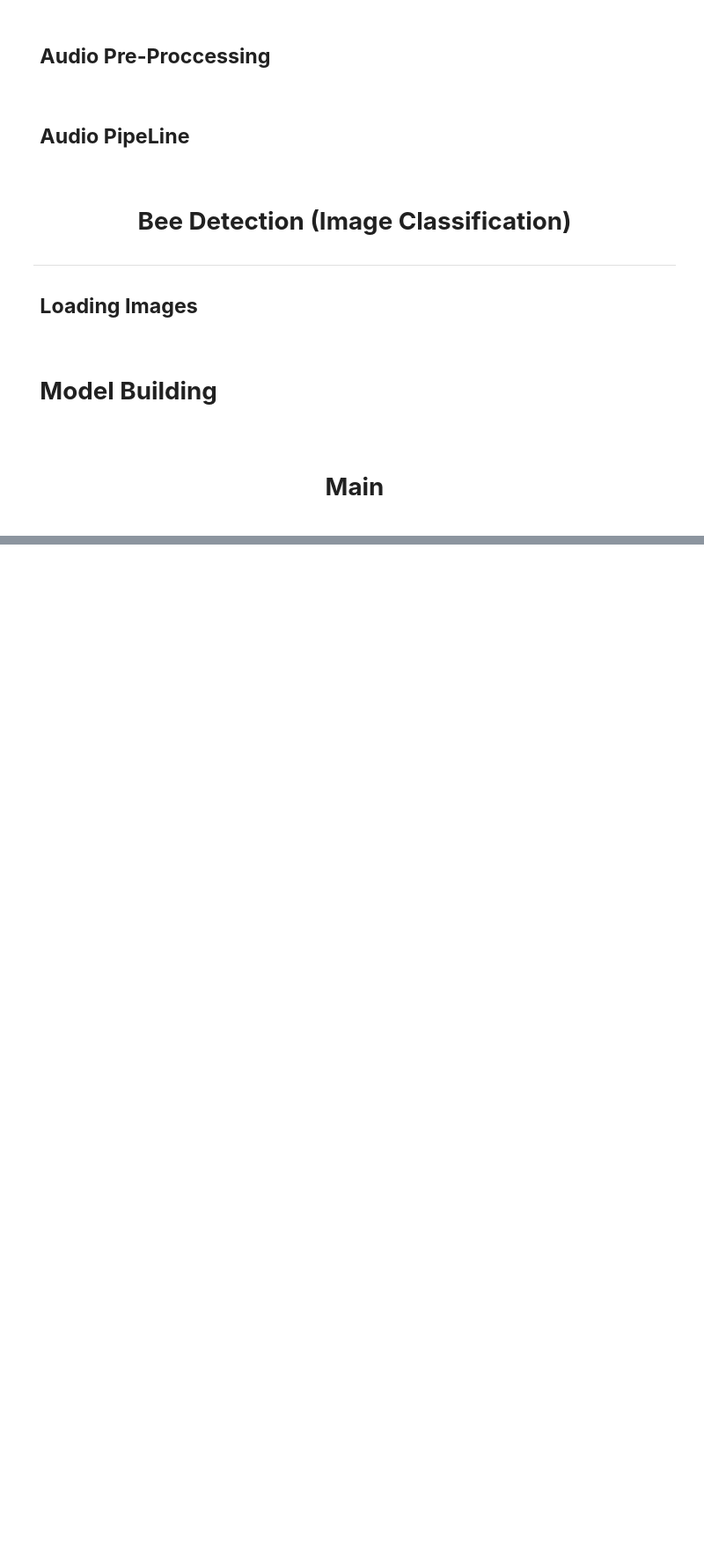
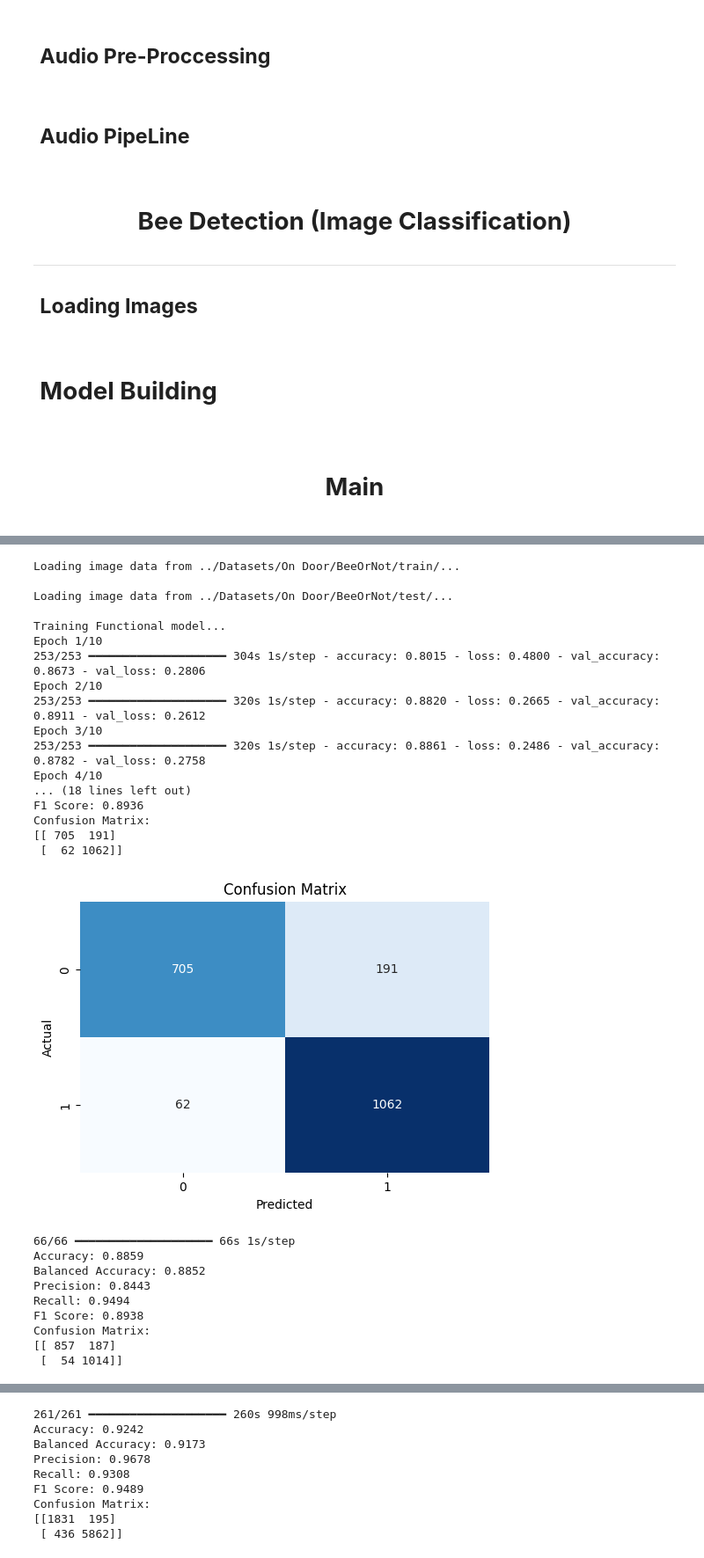
Before and after one commit to Quick-AI-for-ORG/Mele-RIMBA, a Jupyter notebook: Classifiers/Bees, Wasps or Others.ipynb, the cells around one changed output, grey strips where cells are left out. Shown at 88% size. Saved outputs shown, nothing was run; the diff lists cells and outputs as text; code cells hidden in the pictures; blank space fills up the shorter version.

Commit message:
all models are running

```diff
--- a/Classifiers/Bees, Wasps or Others.ipynb
+++ b/Classifiers/Bees, Wasps or Others.ipynb
@@ -152,9 +153,9 @@ def audioPipeline():
 <hr>
 <h2 style="font-family:'Georgia'; font-weight:bold;padding:1%">Loading Images</h2>
 # %%
-def loadImages(index, sub='/train'):
+def loadImages(index, sub, positive):
     print(f"\nLoading image data from {DATASET_PATH + datasets[index] + sub}...")
-    PATH = DATASET_PATH + datasets[1] + sub
+    PATH = DATASET_PATH + datasets[index] + sub
     subDirs = [d for d in os.listdir(PATH) if os.path.isdir(os.path.join(PATH, d))]
     targets = []
     images = []
@@ -169,13 +170,12 @@ def loadImages(index, sub='/train'):
                 img = cv2.resize(img, IMAGE_SIZE)
                 targets.append(target)
                 images.append(img)
-
-    targets = np.array([1 if target == 'Bee' else 0 for target in targets])
+    targets = np.array([1 if target == positive else 0 for target in targets])
     return np.array(images), np.array(targets)
 # %%
-def extractImages(index):
-    xTrain, yTrain = loadImages(index, '/train/')
-    xTest, yTest = loadImages(index, '/test/')
+def extractImages(index, positive):
+    xTrain, yTrain = loadImages(index, '/train/', positive)
+    xTest, yTest = loadImages(index, '/test/', positive)
     xTrain, xVal, yTrain, yVal = train_test_split(xTrain, yTrain, test_size=0.2, random_state=42)
 
     return xTrain, yTrain, xVal, yVal, xTest, yTest
@@ -197,7 +197,7 @@ def buildForBuzz(shape, modelType):
 
         return model
 # %%
-def buildForBees():
+def buildForInsects():
     model = Sequential()
     resnet = tf.keras.applications.ResNet50(weights='imagenet', include_top=False,
         input_shape=(IMAGE_SIZE[0], IMAGE_SIZE[1], 3),pooling='avg')
@@ -240,9 +325,8 @@ compareAudioModels()
 # %%
-def classifyBees():
-    xTrain, yTrain, xVal, yVal, xTest, yTest = extractImages(1)
-    model = buildForBees();
+def classifyInsects(index=1, positive="Bee"):
+    xTrain, yTrain, xVal, yVal, xTest, yTest = extractImages(index, positive)
+    model = buildForInsects();
     model = train(model, xTrain, yTrain, xVal, yVal)
     test(model, xTest, yTest)
-
-# classifyBees()
+    return model, xTest, yTest
 # %%
@@ -261,0 +350,41 @@ for i in range(0, 20):
+# %%
+numSamples = 10
+tester = []
+
+beeOrNot, images, labels = classifyInsects(1, "Bee")
+sample = random.sample(range(len(images)), numSamples)
+for index in sample:
+    tester.append((images[index], labels[index]))
+
+waspOrNot, images, labels = classifyInsects(2, "Wasp")
+sample = random.sample(range(len(images)), numSamples)
+for index in sample:
+    tester.append((images[index], labels[index]))
+# %% [output]
+Loading image data from ../Datasets/On Door/BeeOrNot/train/...
+
+Loading image data from ../Datasets/On Door/BeeOrNot/test/...
+
+Training Functional model...
+Epoch 1/10
+253/253 ━━━━━━━━━━━━━━━━━━━━ 304s 1s/step - accuracy: 0.8015 - loss: 0.4800 - val_accuracy: 0.8673 - val_loss: 0.2806
+Epoch 2/10
+253/253 ━━━━━━━━━━━━━━━━━━━━ 320s 1s/step - accuracy: 0.8820 - loss: 0.2665 - val_accuracy: 0.8911 - val_loss: 0.2612
+Epoch 3/10
+253/253 ━━━━━━━━━━━━━━━━━━━━ 320s 1s/step - accuracy: 0.8861 - loss: 0.2486 - val_accuracy: 0.8782 - val_loss: 0.2758
+Epoch 4/10
+... (18 lines left out)
+F1 Score: 0.8936
+Confusion Matrix:
+[[ 705  191]
+ [  62 1062]]
+[figure, added]
+66/66 ━━━━━━━━━━━━━━━━━━━━ 66s 1s/step
+Accuracy: 0.8859
+Balanced Accuracy: 0.8852
+Precision: 0.8443
+Recall: 0.9494
+F1 Score: 0.8938
+Confusion Matrix:
+[[ 857  187]
+ [  54 1014]]
@@ -261,0 +410,9 @@ for i in range(0, 20):
+261/261 ━━━━━━━━━━━━━━━━━━━━ 260s 998ms/step
+Accuracy: 0.9242
+Balanced Accuracy: 0.9173
+Precision: 0.9678
+Recall: 0.9308
+F1 Score: 0.9489
+Confusion Matrix:
+[[1831  195]
+ [ 436 5862]]
```
Also changed, not shown: parts of 5 cells of this notebook.
